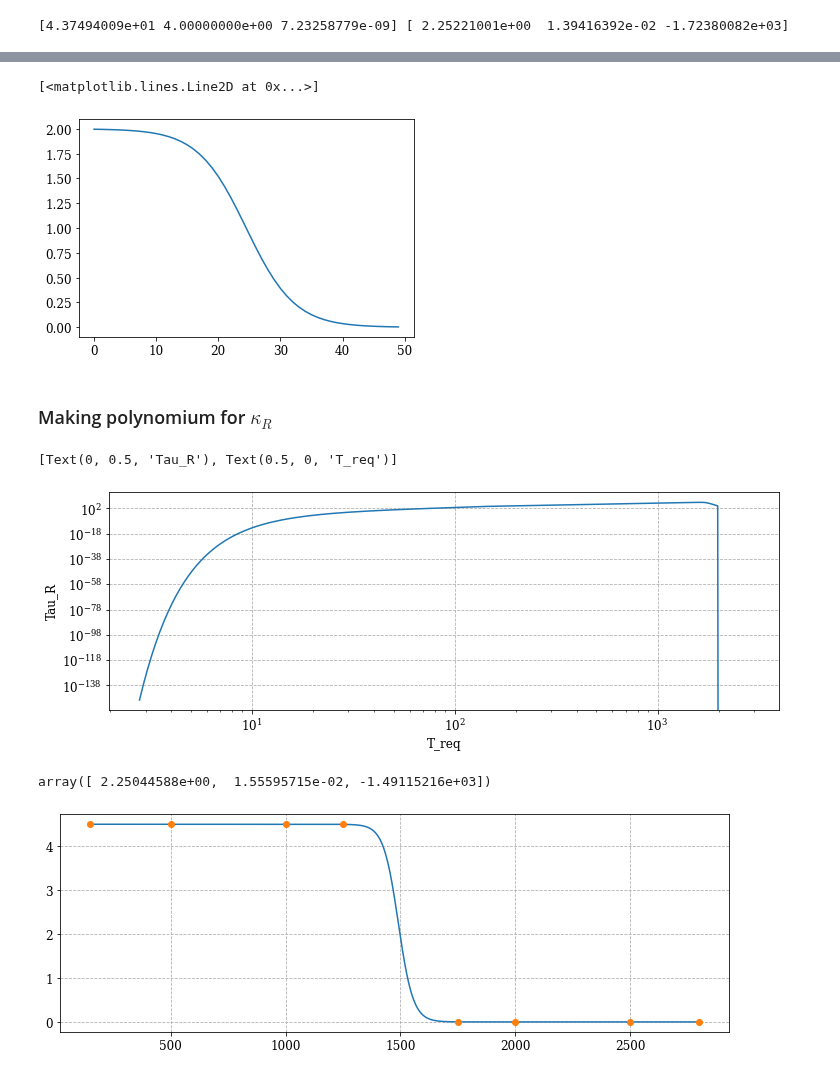
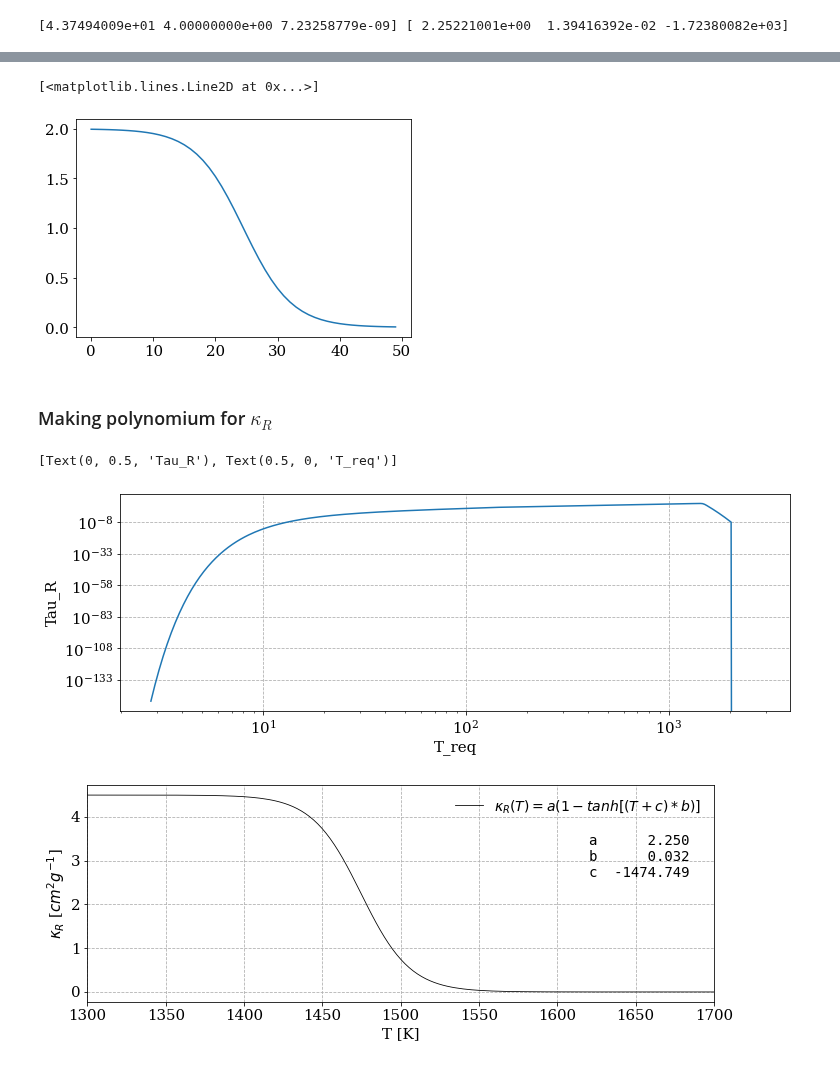
Before and after one commit to agent031/bachelor_code, a Jupyter notebook: Testing_values_T0/opacity_playaround.ipynb, the cells around one changed output, grey strips where cells are left out. Drawn from its saved outputs; the diff is of its cells as text; code cells hidden in the pictures.

```diff
--- a/Testing_values_T0/opacity_playaround.ipynb
+++ b/Testing_values_T0/opacity_playaround.ipynb
@@ -10,13 +10,13 @@ import numba
 import sys
 
 sys.path.append('../Numerical_methods')
-from bachelor_funcs import Σ_initial, c_s2, chi2_fit, tau_R, tau_P
+from bachelor_funcs import Σ_initial, c_s2, chi2_fit, tau_R, tau_P, nice_string_output, add_text_to_ax
 from unchanged_values import r, r_au, sD1_log, Ω, T_req
 
 # Set som plotting standards:
 font = {'family' : 'serif',
         'weight' : 'normal',
-        'size'   : 12}
+        'size'   : 15}
 mpl.rc('font', **font)
 # %%
 '''### Opacity ###
@@ -115,7 +115,7 @@ plt.xlim(1600, 1450)
 plt.plot(1-np.tanh(np.linspace(- np.pi, np.pi)))
 # %% [output]
 [<matplotlib.lines.Line2D at 0x...>]
-[figure, old version]
+[figure, new version]
 # %% [markdown]
 ### Making polynomium for $\kappa_R$
 # %%
@@ -125,20 +125,35 @@ axs.loglog(T_req, tau_R(T_req, Σ_initial(r_au)))
 axs.set(ylabel = 'Tau_R', xlabel = 'T_req')
 # %% [output]
 [Text(0, 0.5, 'Tau_R'), Text(0.5, 0, 'T_req')]
-[figure, old version]
+[figure, new version]
 # %%
-fig, axs = plt.subplots(figsize = (12,4))
+fig, axs = plt.subplots(figsize = (10,4))
 axs.grid(ls = '--')
-T_values = np.array([150, 500, 1000, 1250, 1750,  2000, 2500, 2800])
+T_values = np.array([150, 500, 1000, 1350, 1650,  2000, 2500, 2800])
 κ_r_values = np.array([4.5, 4.5, 4.5, 4.5, 0, 0, 0, 0, ])
 sigma = 0.1
 fit, value, error, cov, X, Y = chi2_fit(τ_R_func, T_values, κ_r_values, sigma, np.array([4.5, 1e-2, -1400]))
-axs.plot(X, Y)
-axs.plot(T_values, κ_r_values, 'o')
-value
+axs.plot(X, Y, label = '$κ_R(T)=a(1 - tanh[(T + c) * b)]$', lw = 0.8, c = 'black')
+axs.set(xlim = (1300, 1700), xlabel = 'T [K]', ylabel = '$κ_R$ [$cm^2g^{-1}$]')
+#axs.plot(T_values, κ_r_values, 'o')
+#axs.set(xticks = np.arange(100, 2600, 200))
+
+a, b, c = value
+
+d = {'a':   a,
+    'b':   b,
+    'c':   c,
+    }
+
+text = nice_string_output(d, extra_spacing=2, decimals=3)
+add_text_to_ax(0.8, 0.775, text, axs, fontsize=14)
+
+
+axs.legend(frameon = False, prop = {'size':14})
+plt.tight_layout()
+plt.savefig('../graphics/kappa_func', dpi = 400)
 # %% [output]
-array([ 2.25044588e+00,  1.55595715e-02, -1.49115216e+03])
-[figure, old version]
+[figure, new version]
 # %%
 def kappa_R(T):
     if type(T) != np.ndarray:
```
Also changed, not shown: parts of 5 cells of this notebook, 3 other files.
